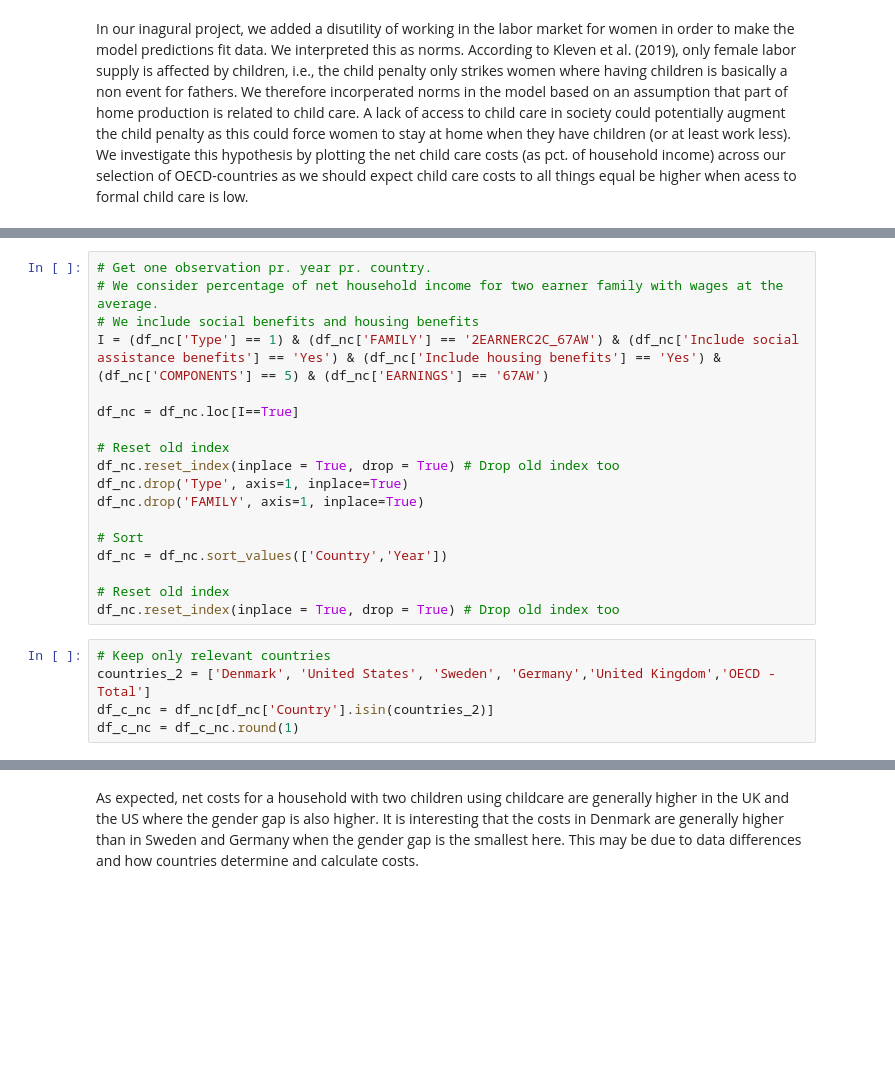
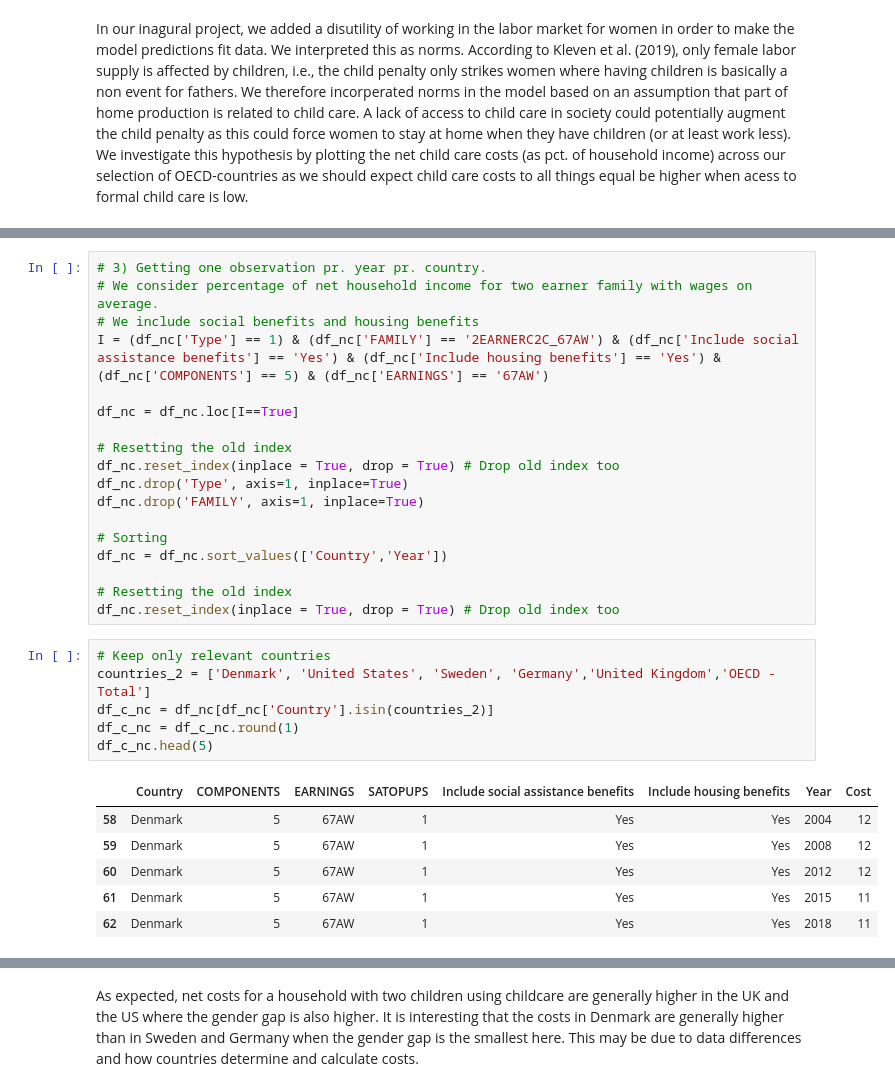
Before and after one commit to NumEconCopenhagen/projects-2023-aca, a Jupyter notebook: dataproject/dataproject.ipynb, the cells around one changed output, grey strips where cells are left out. Cells and saved outputs as stored; diff of their text form; blank space fills up the shorter version.

```diff
--- a/dataproject/dataproject.ipynb
+++ b/dataproject/dataproject.ipynb
@@ -295,23 +247,31 @@ df_nc = df_nc.rename(columns = {"TYPE" : "Type", "Value": "Cost", "Time": "Year"
 # %%
-# Get one observation pr. year pr. country.
-# We consider percentage of net household income for two earner family with wages at the average.
+# 3) Getting one observation pr. year pr. country.
+# We consider percentage of net household income for two earner family with wages on average.
 # We include social benefits and housing benefits
 I = (df_nc['Type'] == 1) & (df_nc['FAMILY'] == '2EARNERC2C_67AW') & (df_nc['Include social assistance benefits'] == 'Yes') & (df_nc['Include housing benefits'] == 'Yes') & (df_nc['COMPONENTS'] == 5) & (df_nc['EARNINGS'] == '67AW')
 
 df_nc = df_nc.loc[I==True]
 
-# Reset old index
+# Resetting the old index
 df_nc.reset_index(inplace = True, drop = True) # Drop old index too
 df_nc.drop('Type', axis=1, inplace=True)
 df_nc.drop('FAMILY', axis=1, inplace=True)
 
-# Sort
+# Sorting
 df_nc = df_nc.sort_values(['Country','Year'])
 
-# Reset old index
+# Resetting the old index
 df_nc.reset_index(inplace = True, drop = True) # Drop old index too
 # %%
 # Keep only relevant countries
 countries_2 = ['Denmark', 'United States', 'Sweden', 'Germany','United Kingdom','OECD - Total']
 df_c_nc = df_nc[df_nc['Country'].isin(countries_2)]
 df_c_nc = df_c_nc.round(1)
+df_c_nc.head(5)
+# %% [output]
+|  | Country | COMPONENTS | EARNINGS | SATOPUPS | Include social assistance benefits | Include housing benefits | Year | Cost |
+| 58 | Denmark | 5 | 67AW | 1 | Yes | Yes | 2004 | 12 |
+| 59 | Denmark | 5 | 67AW | 1 | Yes | Yes | 2008 | 12 |
+| 60 | Denmark | 5 | 67AW | 1 | Yes | Yes | 2012 | 12 |
+| 61 | Denmark | 5 | 67AW | 1 | Yes | Yes | 2015 | 11 |
+| 62 | Denmark | 5 | 67AW | 1 | Yes | Yes | 2018 | 11 |
```
Also changed, not shown: parts of 10 cells of this notebook, 1 other file.
